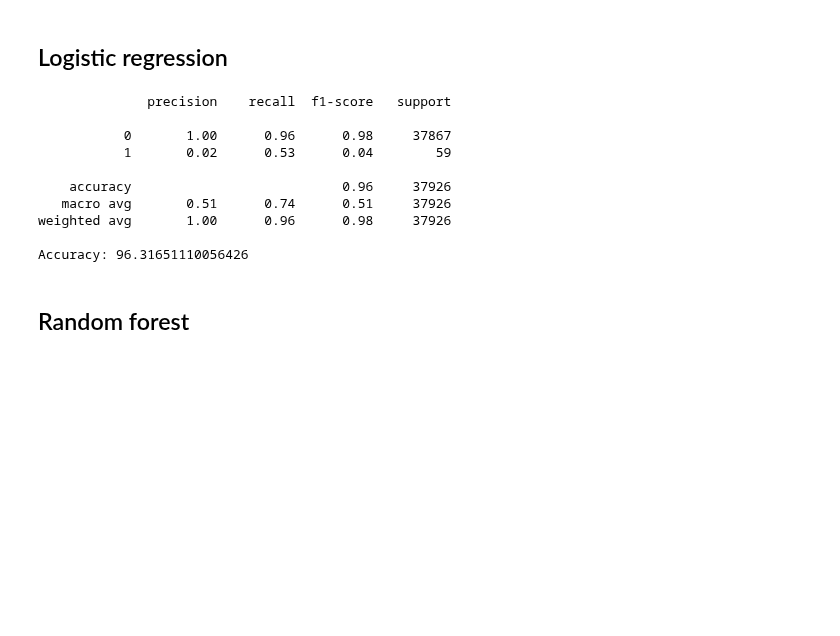
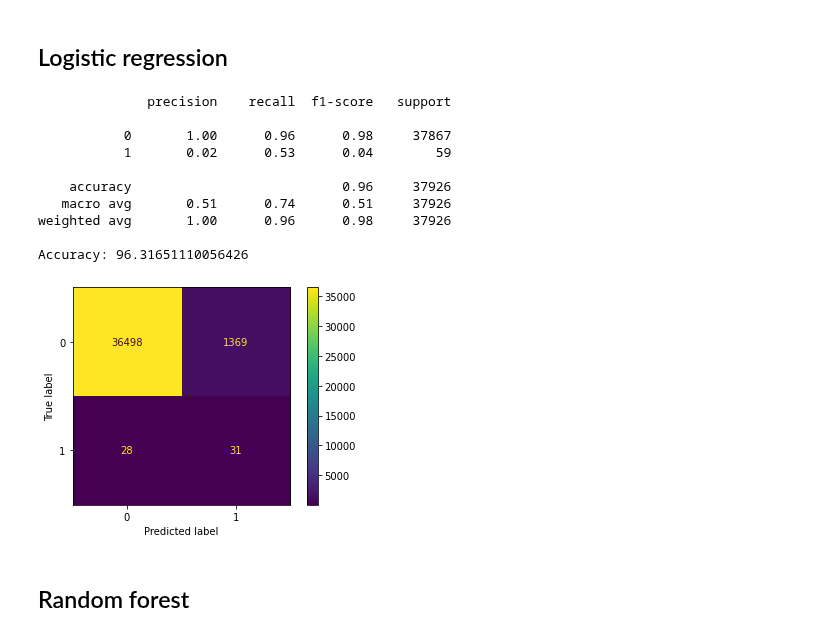
Before and after one commit to kponichtera/cs4035-cda, a Jupyter notebook: jupyter/W1_Visuals.ipynb, the cells around one changed output. Drawn from its saved outputs; the diff is of its cells as text; code cells hidden in the pictures; blank space fills up the shorter version.

```diff
--- a/jupyter/W1_Visuals.ipynb
+++ b/jupyter/W1_Visuals.ipynb
@@ -438,30 +451,34 @@ Fraudulent cases in train set after SMOTE: 43617
 # %%
 from sklearn.metrics import roc_curve, auc
 
 logreg_classifier = LogisticRegression(random_state=0)
 logreg_classifier.fit(X_train, y_train)
 
 y_predictions = logreg_classifier.predict(X_test)
 y_predictions_proba = logreg_classifier.predict_proba(X_test)[:, 1]
 
 print(classification_report(y_test, y_predictions))
 print(f"Accuracy: {accuracy_score(y_test, y_predictions) * 100}")
 
 y_score = logreg_classifier.decision_function(X_test)
 
 logreg_fpr, logreg_tpr, _ = roc_curve(y_test, y_predictions_proba)
 logreg_roc_auc = auc(logreg_fpr, logreg_tpr)
+
+plot_confusion_matrix(logreg_classifier, X_test, y_test)
+plt.show()
 # %% [output]
               precision    recall  f1-score   support
 
            0       1.00      0.96      0.98     37867
            1       0.02      0.53      0.04        59
 
     accuracy                           0.96     37926
    macro avg       0.51      0.74      0.51     37926
 weighted avg       1.00      0.96      0.98     37926
 
 Accuracy: 96.31651110056426
+[figure, added]
 # %% [markdown]
 ## Random forest
 # %%
```
Also changed, not shown: parts of 10 cells of this notebook.
